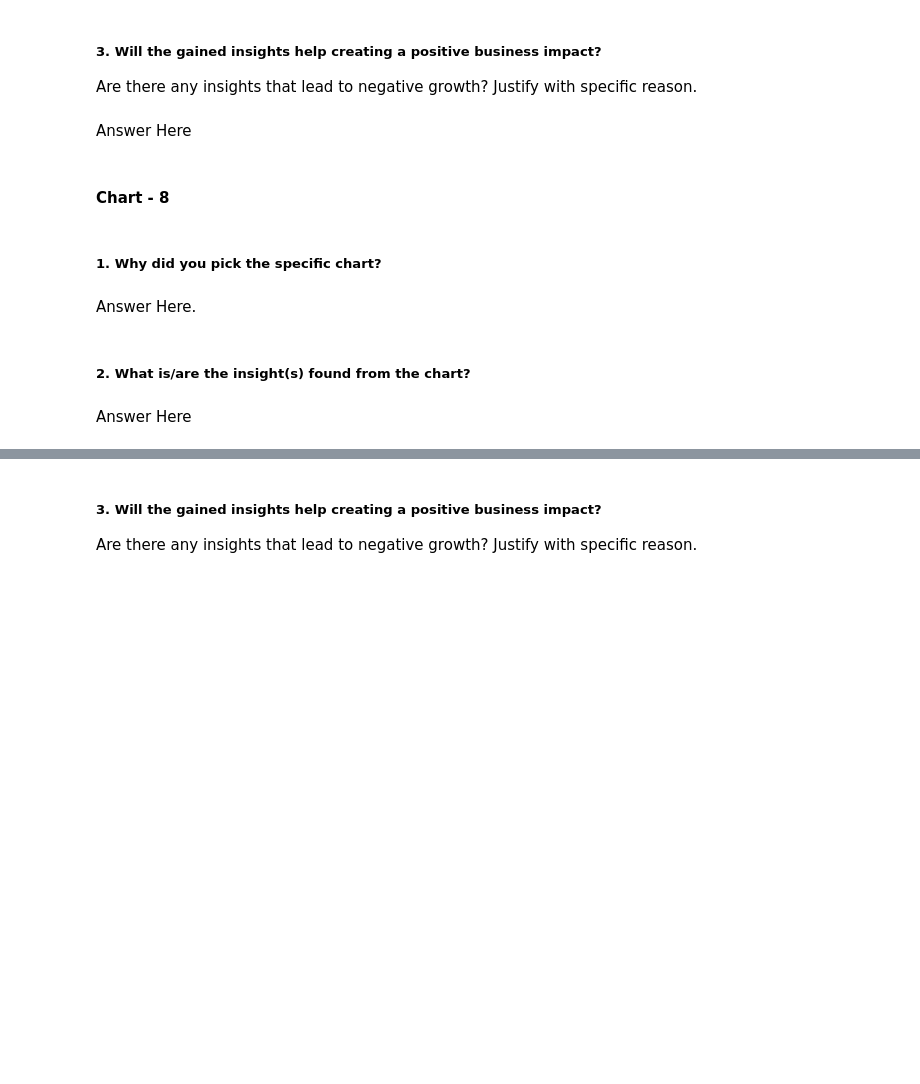
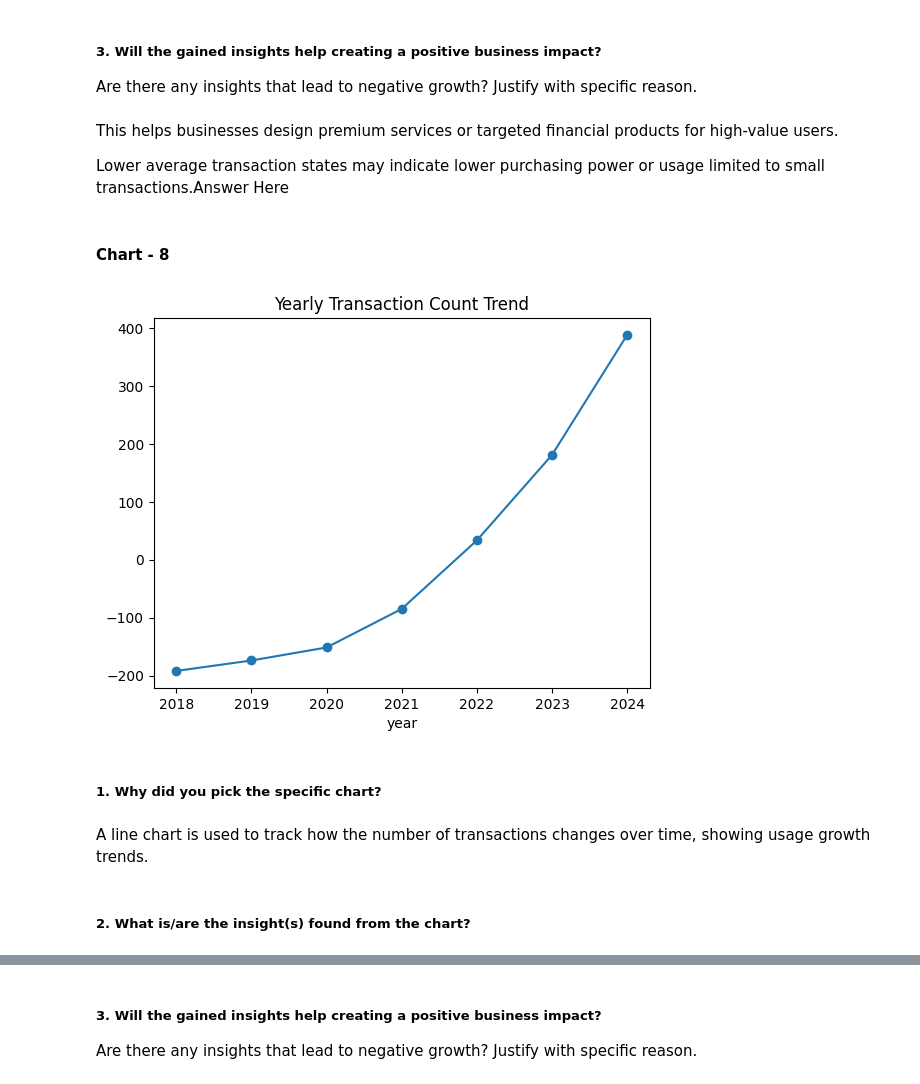
Before and after one commit to Snehamn24/PhonePe-ML-model, a Jupyter notebook: PhonePe_ML_model.ipynb, the cells around one changed output, grey strips where cells are left out. Cells and saved outputs as stored; diff of their text form; code cells hidden in the pictures; blank space fills up the shorter version.

```diff
--- a/PhonePe_ML_model.ipynb
+++ b/PhonePe_ML_model.ipynb
@@ -581,7 +585,9 @@ Answer Here
 # %% [markdown]
 ##### 3. Will the gained insights help creating a positive business impact?
 Are there any insights that lead to negative growth? Justify with specific reason.
-# %% [markdown]
-Answer Here
+# %% [markdown]
+This helps businesses design premium services or targeted financial products for high-value users.
+
+Lower average transaction states may indicate lower purchasing power or usage limited to small transactions.Answer Here
 # %% [markdown]
 #### Chart - 8
@@ -590,8 +594,16 @@ Answer Here
+# %%
+# Chart - 8 visualization code
+# Year vs Transaction Count Trend
+year_count = df_trans.groupby("year")["count"].sum()
+
+year_count.plot(kind="line", marker="o")
+plt.title("Yearly Transaction Count Trend")
+plt.show()
+# %% [output]
+[figure, added]
 # %% [markdown]
 ##### 1. Why did you pick the specific chart?
-# %% [markdown]
-Answer Here.
+# %% [markdown]
+A line chart is used to track how the number of transactions changes over time, showing usage growth trends.
 # %% [markdown]
 ##### 2. What is/are the insight(s) found from the chart?
-# %% [markdown]
-Answer Here
```
Also changed, not shown: parts of 71 cells of this notebook.
